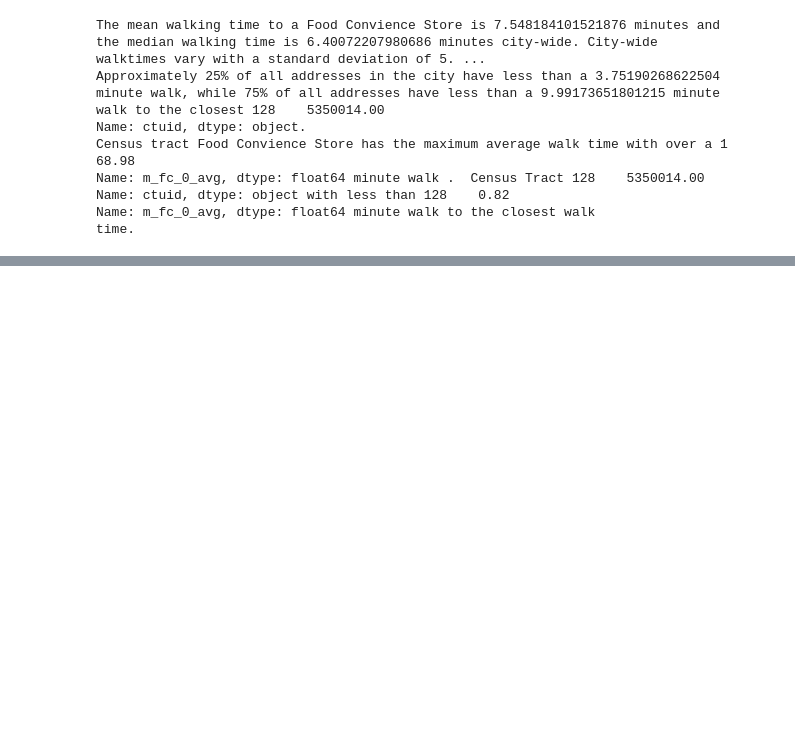
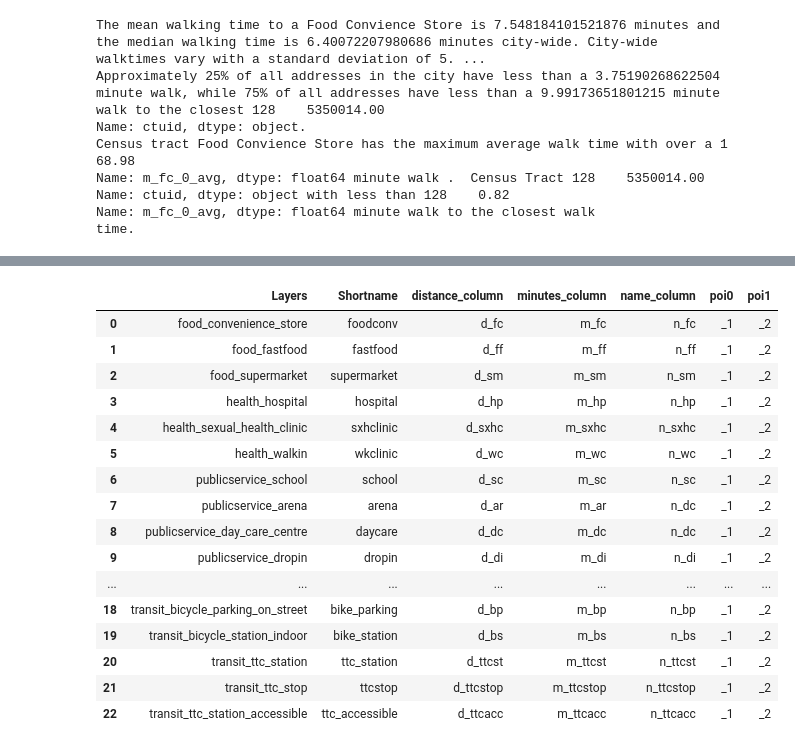
Before and after one commit to gcc-dav-official-github/production, a Jupyter notebook: projects/walkability/code/report_text_writup.ipynb, the cells around one changed output, grey strips where cells are left out. Saved outputs shown, nothing was run; the diff lists cells and outputs as text; code cells hidden in the pictures; blank space fills up the shorter version.

```diff
--- a/projects/walkability/code/report_text_writup.ipynb
+++ b/projects/walkability/code/report_text_writup.ipynb
@@ -104,0 +102,22 @@ time.
+# %%
+import pandas as pd
+
+table = pd.read_csv("./layers_names.csv")
+# %% [output]
+|  | Layers | Shortname | distance_column | minutes_column | name_column | poi0 | poi1 |
+| 0 | food_convenience_store | foodconv | d_fc | m_fc | n_fc | _1 | _2 |
+| 1 | food_fastfood | fastfood | d_ff | m_ff | n_ff | _1 | _2 |
+| 2 | food_supermarket | supermarket | d_sm | m_sm | n_sm | _1 | _2 |
+| 3 | health_hospital | hospital | d_hp | m_hp | n_hp | _1 | _2 |
+| 4 | health_sexual_health_clinic | sxhclinic | d_sxhc | m_sxhc | n_sxhc | _1 | _2 |
+| 5 | health_walkin | wkclinic | d_wc | m_wc | n_wc | _1 | _2 |
+| 6 | publicservice_school | school | d_sc | m_sc | n_sc | _1 | _2 |
+| 7 | publicservice_arena | arena | d_ar | m_ar | n_dc | _1 | _2 |
+| 8 | publicservice_day_care_centre | daycare | d_dc | m_dc | n_dc | _1 | _2 |
+| 9 | publicservice_dropin | dropin | d_di | m_di | n_di | _1 | _2 |
+| ... | ... | ... | ... | ... | ... | ... | ... |
+| 18 | transit_bicycle_parking_on_street | bike_parking | d_bp | m_bp | n_bp | _1 | _2 |
+| 19 | transit_bicycle_station_indoor | bike_station | d_bs | m_bs | n_bs | _1 | _2 |
+| 20 | transit_ttc_station | ttc_station | d_ttcst | m_ttcst | n_ttcst | _1 | _2 |
+| 21 | transit_ttc_stop | ttcstop | d_ttcstop | m_ttcstop | n_ttcstop | _1 | _2 |
+| 22 | transit_ttc_station_accessible | ttc_accessible | d_ttcacc | m_ttcacc | n_ttcacc | _1 | _2 |
```
Also changed, not shown: parts of 4 cells of this notebook.
